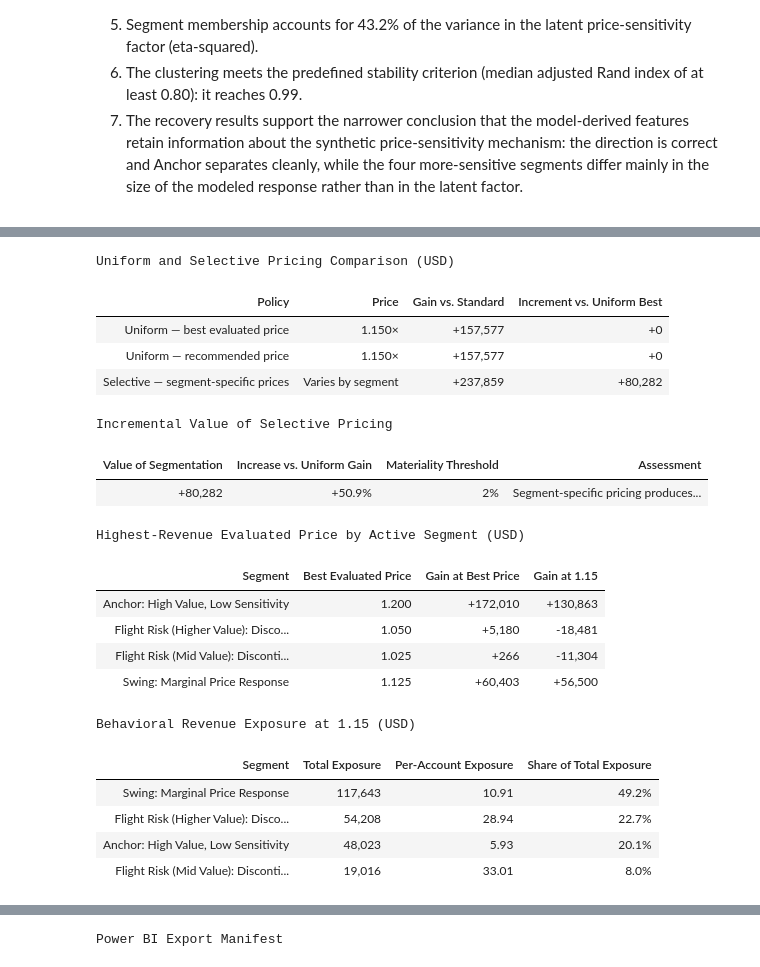
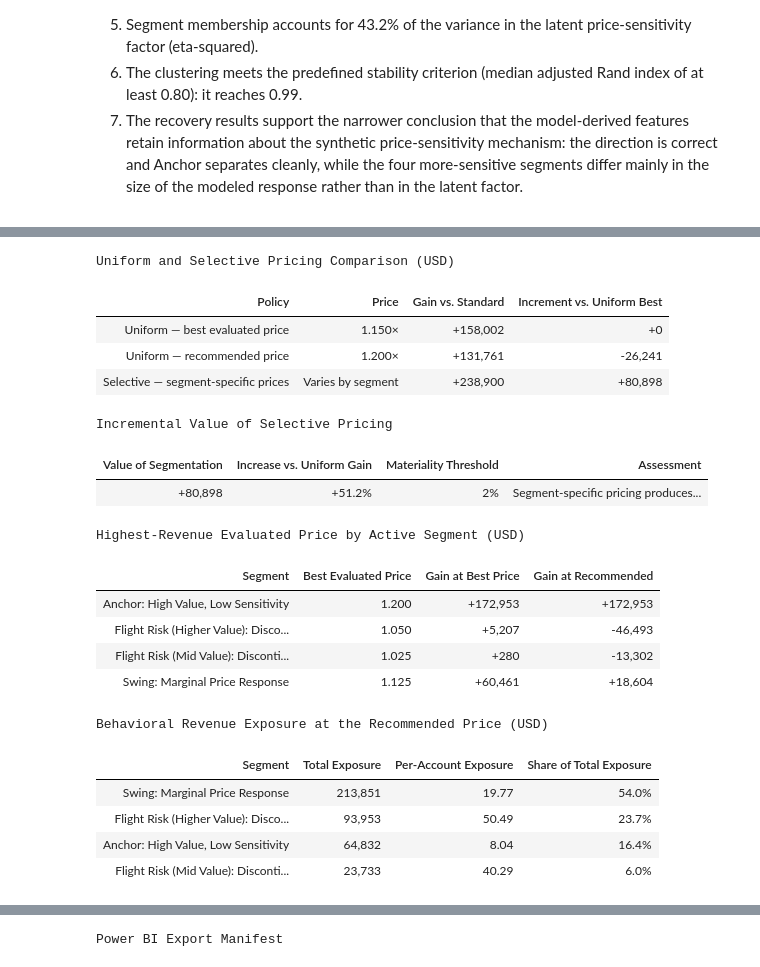
Before and after one commit to paforsey/data-science-portfolio, a Jupyter notebook: case-studies/international-roaming/international_roaming.ipynb, the cells around one changed output, grey strips where cells are left out. Cells and saved outputs as stored; diff of their text form; code cells hidden in the pictures.

```diff
--- a/case-studies/international-roaming/international_roaming.ipynb
+++ b/case-studies/international-roaming/international_roaming.ipynb
@@ -10657,10 +10765,12 @@ sim_sweep = load('simulation_price_sweep')
 ground_truth = load('ground_truth')
 
 # The recommended price is read from Notebook 03's output, not hard-coded here, so a
-# rerun that moves the joint-sensitivity optimum flows through to Model 04.
-_joint_sweep = sim_sweep.loc[sim_sweep['case'].eq('joint sensitivity')]
+# rerun that moves the as-fitted optimum flows through to Model 04. The recommendation
+# is read from the as-fitted (expected-case) model, not the joint stronger-response
+# sensitivity, which is retained elsewhere as a disclosed robustness check.
+_fitted_sweep = sim_sweep.loc[sim_sweep['case'].eq('as fitted')]
 RECOMMENDED_PRICE = float(
-    _joint_sweep.loc[_joint_sweep['median'].idxmax(), 'price_multiplier']
+    _fitted_sweep.loc[_fitted_sweep['median'].idxmax(), 'price_multiplier']
 )
 
 assert accounts['account_id'].is_unique, (
@@ -14254,7 +14368,7 @@ segment_optima = pd.DataFrame({
         )
         for segment in active_segments
     ],
-    'Gain at 1.15': [
+    'Gain at Recommended': [
         (
             active_revenue.loc[
                 RECOMMENDED_PRICE,
@@ -14272,7 +14386,7 @@ segment_optima = pd.DataFrame({
 maximum_segment_gain = max(
     segment_optima[[
         'Gain at Best Price',
-        'Gain at 1.15',
+        'Gain at Recommended',
     ]]
     .abs()
     .to_numpy()
@@ -14286,7 +14400,7 @@ display(
     .format({
         'Best Evaluated Price': '{:.3f}',
         'Gain at Best Price': '{:+,.0f}',
-        'Gain at 1.15': '{:+,.0f}',
+        'Gain at Recommended': '{:+,.0f}',
     })
     .bar(
         subset=['Gain at Best Price'],
@@ -14409,48 +14523,48 @@ display(
     .bar(
         subset=['Total Exposure'],
         color='rgba(235, 104, 52, 0.45)',
         vmin=0,
         vmax=max(
             exposure[
                 'Total Exposure'
             ].max()
             * 1.10,
             1,
         ),
     )
     .bar(
         subset=['Share of Total Exposure'],
         color='rgba(42, 120, 214, 0.55)',
         vmin=0,
         vmax=1,
     )
     .set_caption(
-        'Behavioral Revenue Exposure at 1.15 (USD)'
+        'Behavioral Revenue Exposure at the Recommended Price (USD)'
     )
     .set_properties(**{'text-align': 'left'})
     .set_table_styles(TABLE_STYLES)
 )
 # %% [output]
 Uniform and Selective Pricing Comparison (USD)
 | Policy | Price | Gain vs. Standard | Increment vs. Uniform Best |
-| Uniform — best evaluated price | 1.150× | +157,577 | +0 |
-| Uniform — recommended price | 1.150× | +157,577 | +0 |
-| Selective — segment-specific prices | Varies by segment | +237,859 | +80,282 |
+| Uniform — best evaluated price | 1.150× | +158,002 | +0 |
+| Uniform — recommended price | 1.200× | +131,761 | -26,241 |
+| Selective — segment-specific prices | Varies by segment | +238,900 | +80,898 |
 Incremental Value of Selective Pricing
 | Value of Segmentation | Increase vs. Uniform Gain | Materiality Threshold | Assessment |
-| +80,282 | +50.9% | 2% | Segment-specific pricing produces... |
+| +80,898 | +51.2% | 2% | Segment-specific pricing produces... |
 Highest-Revenue Evaluated Price by Active Segment (USD)
-| Segment | Best Evaluated Price | Gain at Best Price | Gain at 1.15 |
-| Anchor: High Value, Low Sensitivity | 1.200 | +172,010 | +130,863 |
-| Flight Risk (Higher Value): Disco... | 1.050 | +5,180 | -18,481 |
-| Flight Risk (Mid Value): Disconti... | 1.025 | +266 | -11,304 |
-| Swing: Marginal Price Response | 1.125 | +60,403 | +56,500 |
+| Segment | Best Evaluated Price | Gain at Best Price | Gain at Recommended |
+| Anchor: High Value, Low Sensitivity | 1.200 | +172,953 | +172,953 |
+| Flight Risk (Higher Value): Disco... | 1.050 | +5,207 | -46,493 |
+| Flight Risk (Mid Value): Disconti... | 1.025 | +280 | -13,302 |
+| Swing: Marginal Price Response | 1.125 | +60,461 | +18,604 |
-Behavioral Revenue Exposure at 1.15 (USD)
+Behavioral Revenue Exposure at the Recommended Price (USD)
 | Segment | Total Exposure | Per-Account Exposure | Share of Total Exposure |
-| Swing: Marginal Price Response | 117,643 | 10.91 | 49.2% |
-| Flight Risk (Higher Value): Disco... | 54,208 | 28.94 | 22.7% |
-| Anchor: High Value, Low Sensitivity | 48,023 | 5.93 | 20.1% |
-| Flight Risk (Mid Value): Disconti... | 19,016 | 33.01 | 8.0% |
+| Swing: Marginal Price Response | 213,851 | 19.77 | 54.0% |
+| Flight Risk (Higher Value): Disco... | 93,953 | 50.49 | 23.7% |
+| Anchor: High Value, Low Sensitivity | 64,832 | 8.04 | 16.4% |
+| Flight Risk (Mid Value): Disconti... | 23,733 | 40.29 | 6.0% |
 # %% [markdown]
 <hr>
 <div>
```
Also changed, not shown: parts of 34 cells of this notebook, 33 other files.
